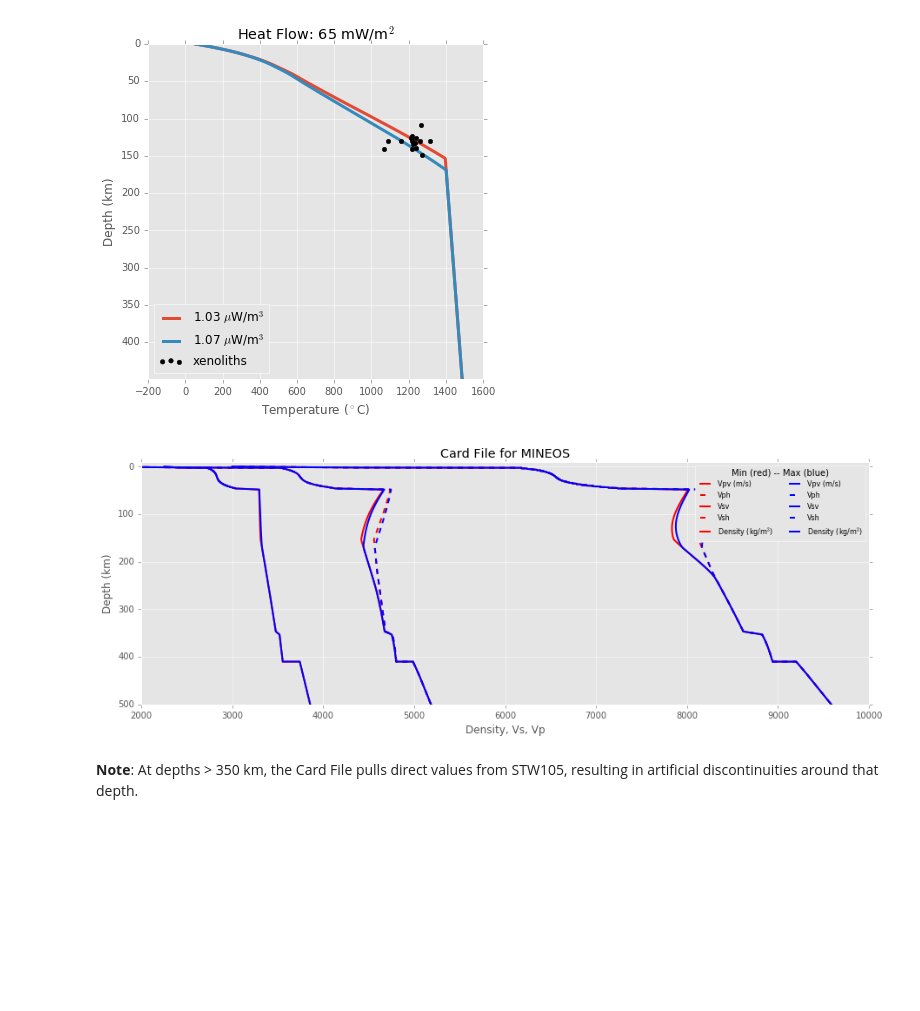
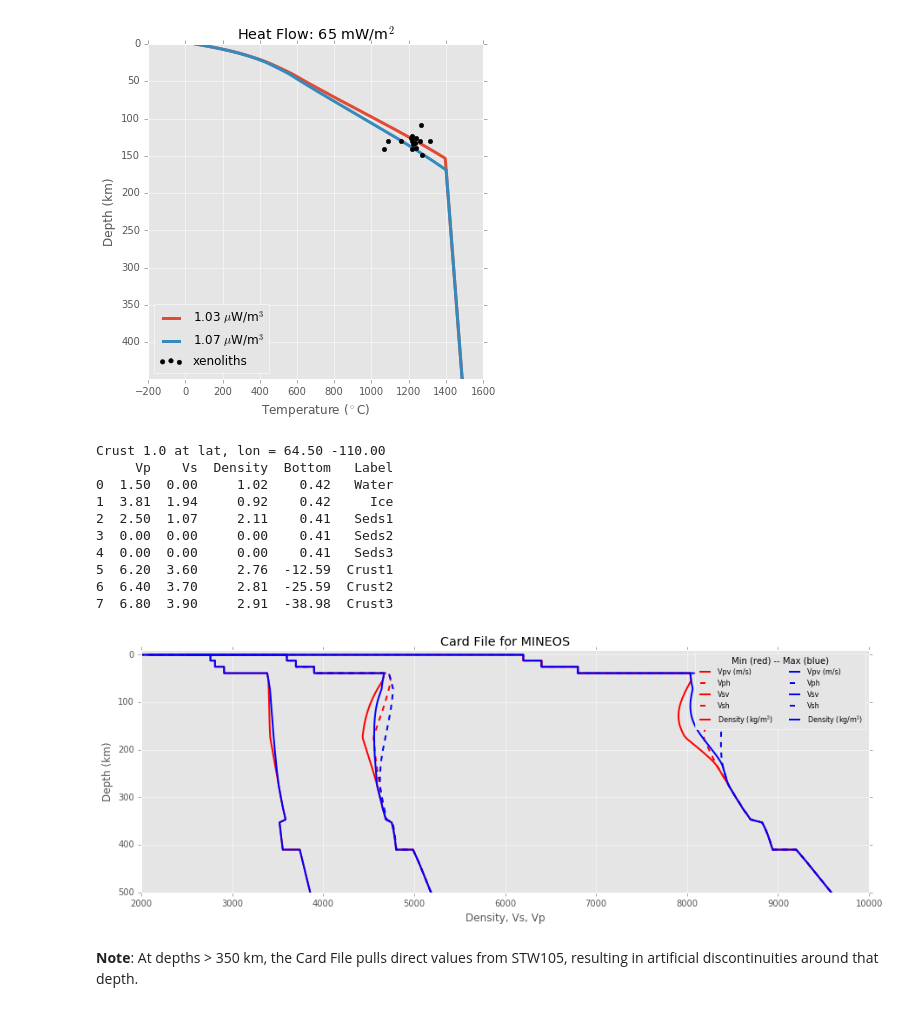
Before and after one commit to nmancinelli/ss-precursors, a Jupyter notebook: Forward_Modeling_Workflow.ipynb, the cells around one changed output. Saved outputs shown, nothing was run; the diff lists cells and outputs as text; code cells hidden in the pictures; blank space fills up the shorter version.

```diff
--- a/Forward_Modeling_Workflow.ipynb
+++ b/Forward_Modeling_Workflow.ipynb
@@ -15,10 +15,15 @@ from matplotlib import pylab as plt
 %matplotlib inline
 plt.style.use('ggplot')
 
+rocktype = 'peridotite'
+location = 'ColoradoPlateau'
+
 import pickle
-fin = open('perplex/dunite_stx11/funs.pickle','rb')
+fin = open('perplex/%s_stx11/funs.pickle' % rocktype,'rb')
 [frho,fvp,fvs] = pickle.load(fin)
 fin.close()
+
+from minos.minos import Minos
 # %%
 #Step 2 - Import range of geotherms
 from geotherm import *
@@ -28,7 +33,7 @@ gts={}
 
 for tag in ['min','max']:
 
-    fin = open('geotherm/geotherm_ColoradoPlateau_%s.pickle' % tag,'rb')
+    fin = open('geotherm/geotherm_%s_%s.pickle' % (location, tag) ,'rb')
     gt = pickle.load(fin)
     fin.close()
 
@@ -49,13 +54,15 @@ from matplotlib import pylab as plt
 %matplotlib inline
 plt.style.use('ggplot')
 
-#from crust1.crust1 import Crust1
-#c = Crust1().load('crust1/crustal_model_ColoradoPlateau.pickle').print()
-#zmoho = abs(c.model.Bottom[7])
+if "Colorado" in location:
+    from shen.shen import CrustalModel
+    c  = CrustalModel('coloplat')
+    zmoho = c.zmoho
 
-from shen.shen import CrustalModel
-c  = CrustalModel('coloplat')
-zmoho = c.zmoho
+else:
+    from crust1.crust1 import Crust1
+    c = Crust1().load('crust1/crustal_model_SlaveCraton.pickle').print()
+    zmoho = abs(c.model.Bottom[7])
 
 def extract_profile(fun, gt):
     from scipy.interpolate import interp1d
@@ -85,35 +92,48 @@ for kk,tag in enumerate(gts):
 
     cf = CardFile().read('minos/STW105.txt')
     cf0 = CardFile().read('minos/STW105.txt')
     cf0=cf0.set_mantle_region(fvp_gt, fvs_gt, frho_gt, zmoho=zmoho)
     cf0=cf0.set_mantle_attenuation(fqmu, zmoho=zmoho)
 
     #cf0=cf0.set_crustal_region(c.model)
-    cf0=cf0.set_crustal_region_shen(c.model, zmoho)
+    if "Colorado" in location:
+        cf0=cf0.set_crustal_region_shen(c.model, zmoho)
+    else:
+        cf0=cf0.set_crustal_region(c.model)
 
     cf0.write(filename='minos/%s.txt' % tag)
 
     plt.figure(2,figsize=(15,5))
     _ = plt.plot(cf0.df.Vpv, 6371-cf0.df.Radius/1000, lw = 2, label = 'Vpv (m/s)', c=ls[kk])
     _ = plt.plot(cf0.df.Vph, 6371-cf0.df.Radius/1000, lw = 2, label = 'Vph', c=ls[kk], ls ='--')
     #_ = plt.plot(cf.df.Vpv, 6371-cf.df.Radius/1000, '--k', lw = 0.5)
     _ = plt.ylim(500,0)
 
     _ = plt.plot(cf0.df.Vsv, 6371-cf0.df.Radius/1000,label='Vsv', lw=2, c=ls[kk])
     _ = plt.plot(cf0.df.Vsh, 6371-cf0.df.Radius/1000,label='Vsh', lw=2, c=ls[kk], ls ='--')
     #_ = plt.plot(cf.df.Vsv, 6371-cf.df.Radius/1000, '--k', lw = 0.5)
 
     _ = plt.plot(cf0.df.Density, 6371-cf0.df.Radius/1000,label='Density (kg/m$^3$)', lw=2, c=ls[kk])
     #_ = plt.plot(cf.df.Density, 6371-cf.df.Radius/1000, '--k', lw = 0.5)
 
 _ = plt.ylim(500,-10)
 _ = plt.xlim(2000, 10000)
 _ = plt.title("Card File for MINEOS")
 _ = plt.ylabel('Depth (km)')
 _ = plt.xlabel('Density, Vs, Vp')
 _ = plt.legend(ncol=2,fontsize=8,title='Min (red) -- Max (blue)')
 # %% [output]
+Crust 1.0 at lat, lon = 64.50 -110.00
+     Vp    Vs  Density  Bottom   Label
+0  1.50  0.00     1.02    0.42   Water
+1  3.81  1.94     0.92    0.42     Ice
+2  2.50  1.07     2.11    0.41   Seds1
+3  0.00  0.00     0.00    0.41   Seds2
+4  0.00  0.00     0.00    0.41   Seds3
+5  6.20  3.60     2.76  -12.59  Crust1
+6  6.40  3.70     2.81  -25.59  Crust2
+7  6.80  3.90     2.91  -38.98  Crust3
-[figure, old version]
+[figure, new version]
 # %% [markdown]
 **Note**: At depths > 350 km, the Card File pulls direct values from STW105, resulting in artificial discontinuities around that depth.
 # %%
```
Also changed, not shown: parts of 2 cells of this notebook, 37 other files.
